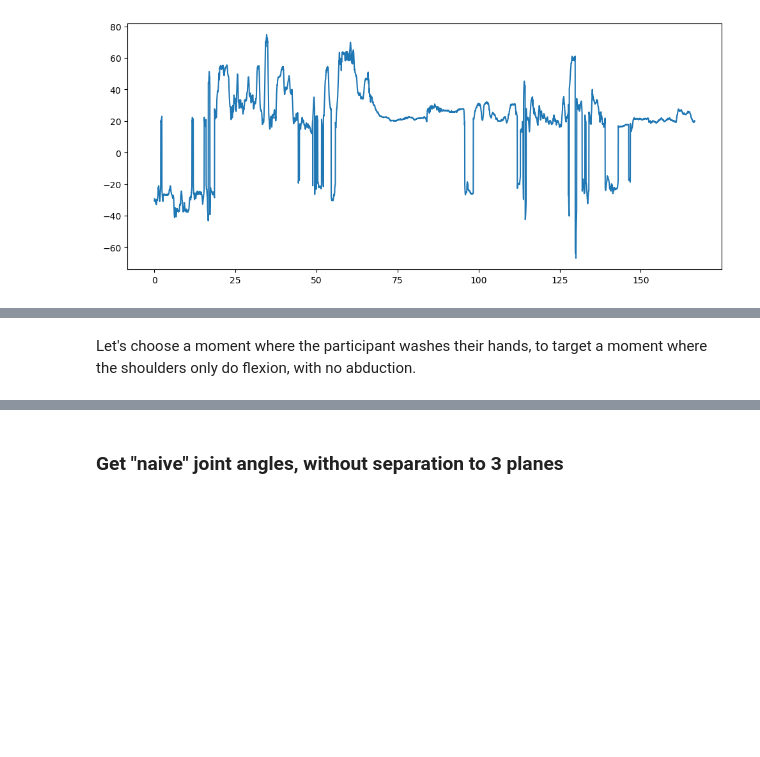
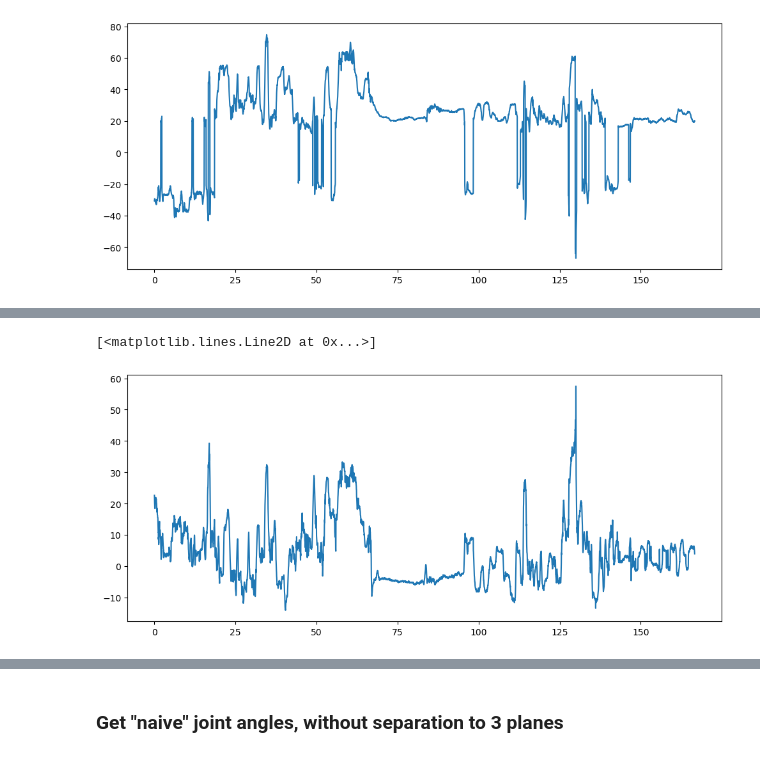
Before and after one commit to FranklinLeong/dexterity_assessment_CL, a Jupyter notebook: src/exploratory copie.ipynb, the cells around one changed output, grey strips where cells are left out. Cells and saved outputs as stored; diff of their text form; code cells hidden in the pictures; blank space fills up the shorter version.

Commit message:
Add shoulder abduc and elbow flex

```diff
--- a/src/exploratory copie.ipynb
+++ b/src/exploratory copie.ipynb
@@ -204,5 +216,43 @@ df['time'][3900]
+# %%
+A = df['rightshoulder'] - df['leftshoulder']
+B = df['lefthip'] - df['leftshoulder']
+D = df['leftelbow'] - df['leftshoulder']
+
+A_u = [unit_vector(a) for a in A]
+B_u = [unit_vector(b) for b in B]
+D_u = [unit_vector(d) for d in D]
+N = [np.cross(a, b) for a, b in zip(A, B)]
+
+# d projection
+N_norm = [np.linalg.norm(n) for n in N]
+D_proj = [d - unit_vector((np.dot(d, n)/norm**2)*n) for d, n, norm in zip(D_u, N, N_norm)]
+
+angle = [np.dot(d, a) for d, a in zip(D_proj, A_u)]
+angle = np.arccos(angle)*180/np.pi - 90
+
+B_dotted = df['leftshoulder'] - df['lefthip']
+A_dotted = df['leftshoulder'] - df['rightshoulder']
+
+for i in range(len(N)):
+    # To define if the movement is lower or higher than the shoulder, and inner or external of body
+    norm_high = np.linalg.norm(D_proj[i] - B_dotted[i])
+    norm_low = np.linalg.norm(D_proj[i] - B[i])
+    norm_ext = np.linalg.norm(D_proj[i] - A_dotted[i])
+    norm_in = np.linalg.norm(D_proj[i] - A[i])
+
+    if norm_in < norm_ext and norm_low < norm_high:
+        continue
+    elif norm_in > norm_ext and norm_low < norm_high:
+        continue
+    elif norm_in > norm_ext and norm_low > norm_high:
+        angle[i] = 180 - angle[i]
+    elif norm_in < norm_ext and norm_low > norm_high:
+        angle[i] = angle[i] - 90
+
+df['leftshoulder_abduc'] = angle
 # %%
-plt.figure( figsize = (12,5))
-plt.plot(df['time'], df['leftshoulder_flex'])
+plt.figure(figsize=(12,5))
+plt.plot(df['time'], df['leftshoulder_abduc'])
+# %% [output]
+[<matplotlib.lines.Line2D at 0x...>]
+[figure, added]
-# %% [markdown]
-Let's choose a moment where the participant washes their hands, to target a moment where the shoulders only do flexion, with no abduction.
```
Also changed, not shown: parts of 11 cells of this notebook, 2 other files.
